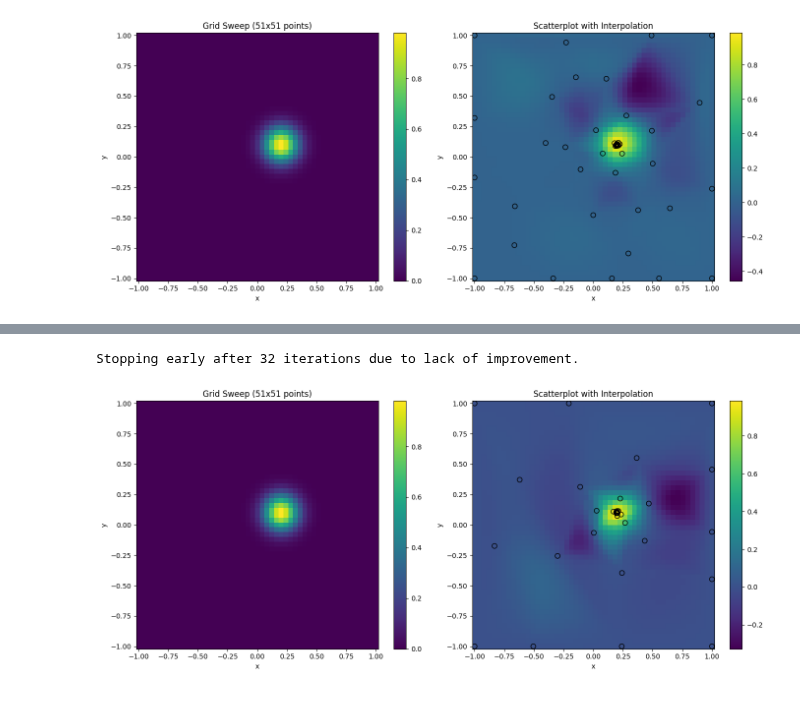
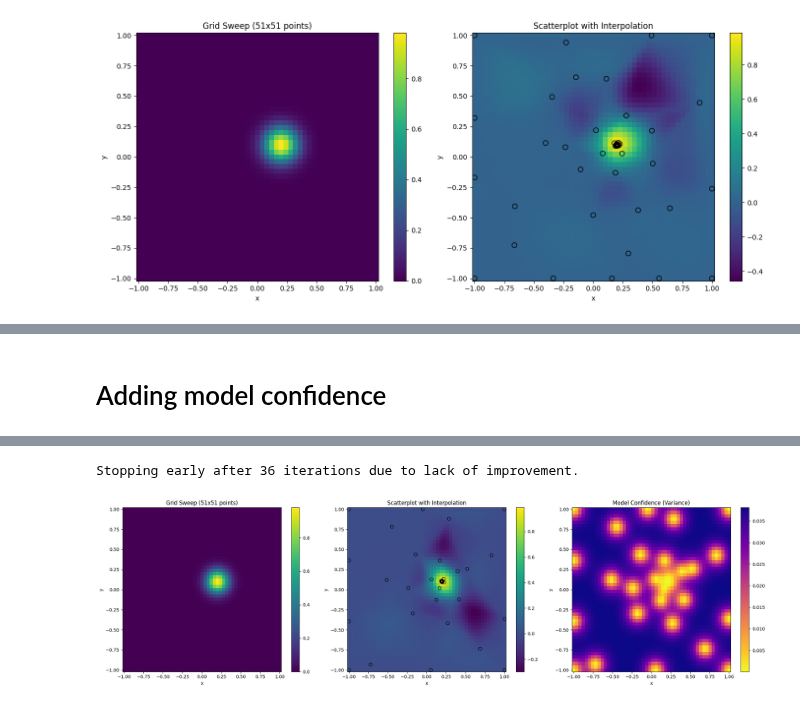
Before and after one commit to dnzckn/BasicBO, a Jupyter notebook: AX_BO_tutorial.ipynb, the cells around one changed output, grey strips where cells are left out. Drawn from its saved outputs; the diff is of its cells as text; code cells hidden in the pictures.

```diff
--- a/AX_BO_tutorial.ipynb
+++ b/AX_BO_tutorial.ipynb
@@ -179,3 +311,5 @@ Stopping early after 46 iterations due to lack of improvement.
+# %% [markdown]
+# Adding model confidence
 # %%
 import numpy as np
 import matplotlib.pyplot as plt
@@ -184,9 +318,31 @@ from ax import optimize
 from ax.service.ax_client import AxClient
 from ax.modelbridge.generation_strategy import GenerationStep, GenerationStrategy
 from ax.modelbridge.registry import Models
+from ax.models.torch.botorch_modular.surrogate import Surrogate
+from botorch.models.gp_regression import SingleTaskGP
+from botorch.acquisition.monte_carlo import qNoisyExpectedImprovement
+import random
+from typing import Tuple
+import torch
+from botorch.models import SingleTaskGP
+from botorch.fit import fit_gpytorch_model
+from gpytorch.mlls import ExactMarginalLogLikelihood
+from ax.utils.common.logger import get_logger
+
+logger = get_logger(__name__)
 
 # Define the Gaussian peak function.
-def gaussian_peak(x, y):
+def gaussian_peak(x: float, y: float) -> float:
+    """
+    Gaussian peak function to simulate an objective with a peak.
+
+    Args:
+        x (float): x-coordinate value.
+        y (float): y-coordinate value.
+
+    Returns:
+        float: Value of the Gaussian peak at the given (x, y) point.
+    """
     x_peak, y_peak = 0.2, 0.1
     sigma = 0.1
     return np.exp(-((x - x_peak) ** 2 + (y - y_peak) ** 2) / (2 * sigma ** 2))
@@ -199,6 +355,8 @@ z_grid = gaussian_peak(x_grid, y_grid)
 
 # Number of Sobol samples for initial exploration.
 num_initial_samples = 5
+mcp_0 = 500
+use_gpei_ratio = 0.9  # Ratio to use GPEI versus qNIPV
 
 # Setting up the Bayesian optimizer using Ax with a custom generation strategy.
 generation_strategy = GenerationStrategy(
@@ -219,6 +377,7 @@ ax_client.create_experiment(
     minimize=False,  # Set True if you want to minimize the objective
 )
 
+# Lists to store sampled points and their objective values.
 z_samples = []
 x_samples = []
 y_samples = []
@@ -226,6 +385,9 @@ y_samples = []
 # Initial exploration with Sobol sampling.
 for _ in range(num_initial_samples):
     params, trial_index = ax_client.get_next_trial()
+    # Ensure parameters are within bounds
+    params['x'] = max(min(params['x'], 1.0), -1.0)
+    params['y'] = max(min(params['y'], 1.0), -1.0)
     x_sample, y_sample = params['x'], params['y']
     z = gaussian_peak(x_sample, y_sample)
     x_samples.append(x_sample)
@@ -242,6 +404,9 @@ best_value = None
 no_improvement_counter = 0
 
 for i in range(num_bo_samples):
+    # Randomly decide whether to use exploitation or exploration
+    is_exploitation = random.random() < use_gpei_ratio
+
     params, trial_index = ax_client.get_next_trial()
     x_sample, y_sample = params['x'], params['y']
     z = gaussian_peak(x_sample, y_sample)
@@ -250,25 +415,43 @@ for i in range(num_bo_samples):
     z_samples.append(z)
     ax_client.complete_trial(trial_index=trial_index, raw_data=z)
 
-    # Check for convergence based on improvement.
-    if best_value is None or z > best_value + epsilon:
-        best_value = z
-        no_improvement_counter = 0
-    else:
-        no_improvement_counter += 1
+    # Check for convergence based on improvement only during exploitation.
+    if is_exploitation:
+        if best_value is None or z > best_value + epsilon:
+            best_value = z
+            no_improvement_counter = 0
+        else:
+            no_improvement_counter += 1
 
     # Stop early if no improvement for a number of iterations.
     if no_improvement_counter >= patience:
         print(f"Stopping early after {i + 1} iterations due to lack of improvement.")
         break
 
+# Fit a Gaussian Process model to estimate model confidence.
+x_samples_tensor = torch.tensor(np.array(x_samples)).float().reshape(-1, 1)
+y_samples_tensor = torch.tensor(np.array(y_samples)).float().reshape(-1, 1)
+z_samples_tensor = torch.tensor(np.array(z_samples)).float().reshape(-1, 1)
+x_y_samples_tensor = torch.cat([x_samples_tensor, y_samples_tensor], dim=1)
+
+# Define and fit the GP model.
+gp_model = SingleTaskGP(x_y_samples_tensor, z_samples_tensor)
+mll = ExactMarginalLogLikelihood(gp_model.likelihood, gp_model)
+fit_gpytorch_model(mll)
+
 # Create interpolation for the scatter plot using scipy's griddata.
-x_interp, y_interp = np.linspace(-1, 1, 50), np.linspace(-1, 1, 50)
+x_interp = np.linspace(-1, 1, 50)
+y_interp = np.linspace(-1, 1, 50)
 x_interp_grid, y_interp_grid = np.meshgrid(x_interp, y_interp)
 z_interp = griddata((x_samples, y_samples), z_samples, (x_interp_grid, y_interp_grid), method='cubic')
 
+# Predict variance over the grid.
+x_interp_tensor = torch.tensor(np.vstack([x_interp_grid.ravel(), y_interp_grid.ravel()]).T).float()
+prediction = gp_model.posterior(x_interp_tensor)
+confidence_grid = prediction.variance.detach().numpy().reshape(x_interp_grid.shape)
+
 # Plotting the grid sweep version.
-fig, ax = plt.subplots(1, 2, figsize=(14, 6))
+fig, ax = plt.subplots(1, 3, figsize=(21, 6))
 
 # Pcolormesh for grid sweep version.
 c1 = ax[0].pcolormesh(x_grid, y_grid, z_grid, shading='auto', cmap='viridis')
@@ -285,6 +468,13 @@ ax[1].set_title("Scatterplot with Interpolation")
 ax[1].set_xlabel("x")
 ax[1].set_ylabel("y")
 
+# Confidence plot showing model's uncertainty (variance).
+c3 = ax[2].pcolormesh(x_interp_grid, y_interp_grid, confidence_grid, shading='auto', cmap='plasma_r')
+fig.colorbar(c3, ax=ax[2])
+ax[2].set_title("Model Confidence (Variance)")
+ax[2].set_xlabel("x")
+ax[2].set_ylabel("y")
+
 plt.tight_layout()
 plt.show()
 # %% [output]
@@ -308,2 +498,2 @@ plt.show()
-Stopping early after 32 iterations due to lack of improvement.
+Stopping early after 36 iterations due to lack of improvement.
-[figure, old version]
+[figure, new version]
```
Also changed, not shown: parts of 5 cells of this notebook, 2 other files.
